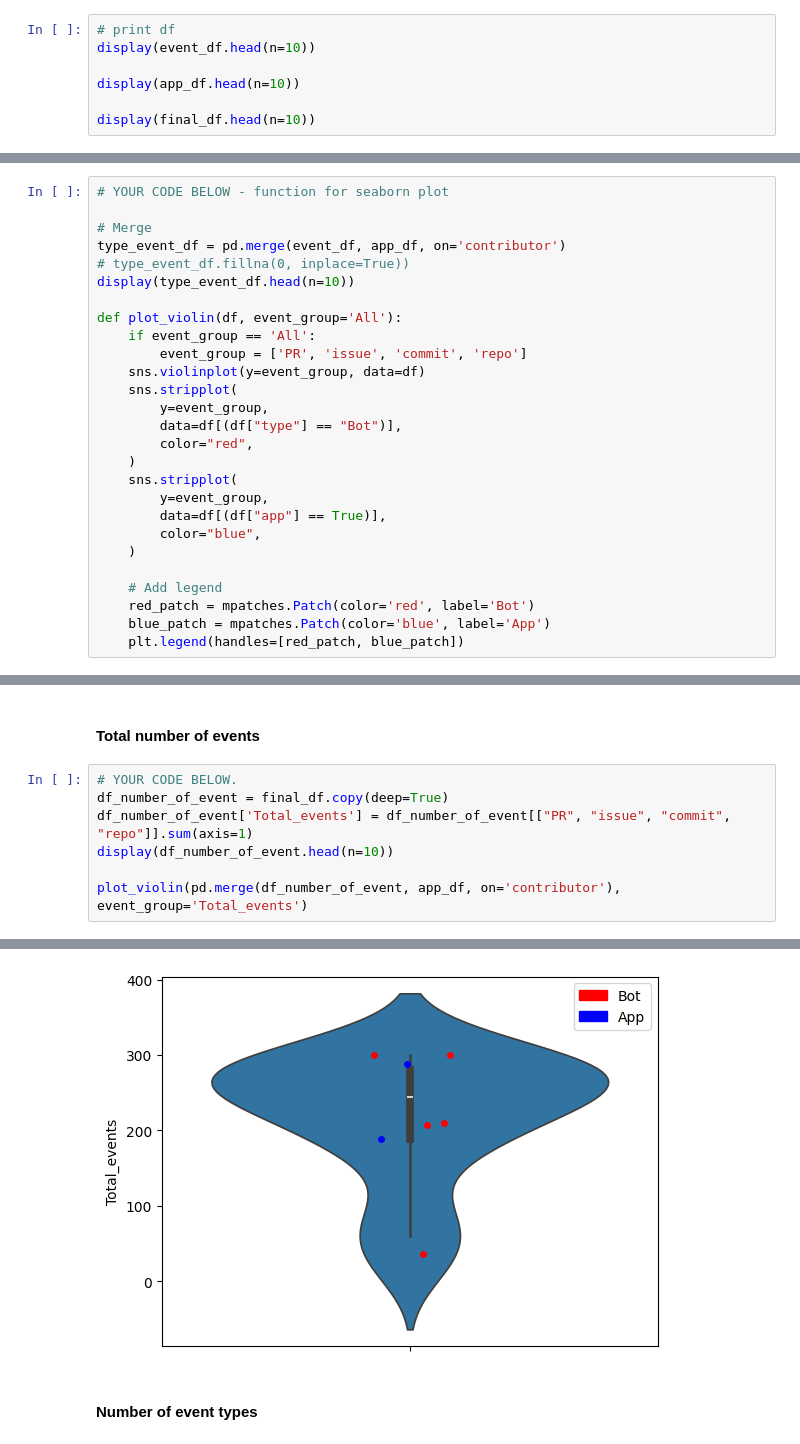
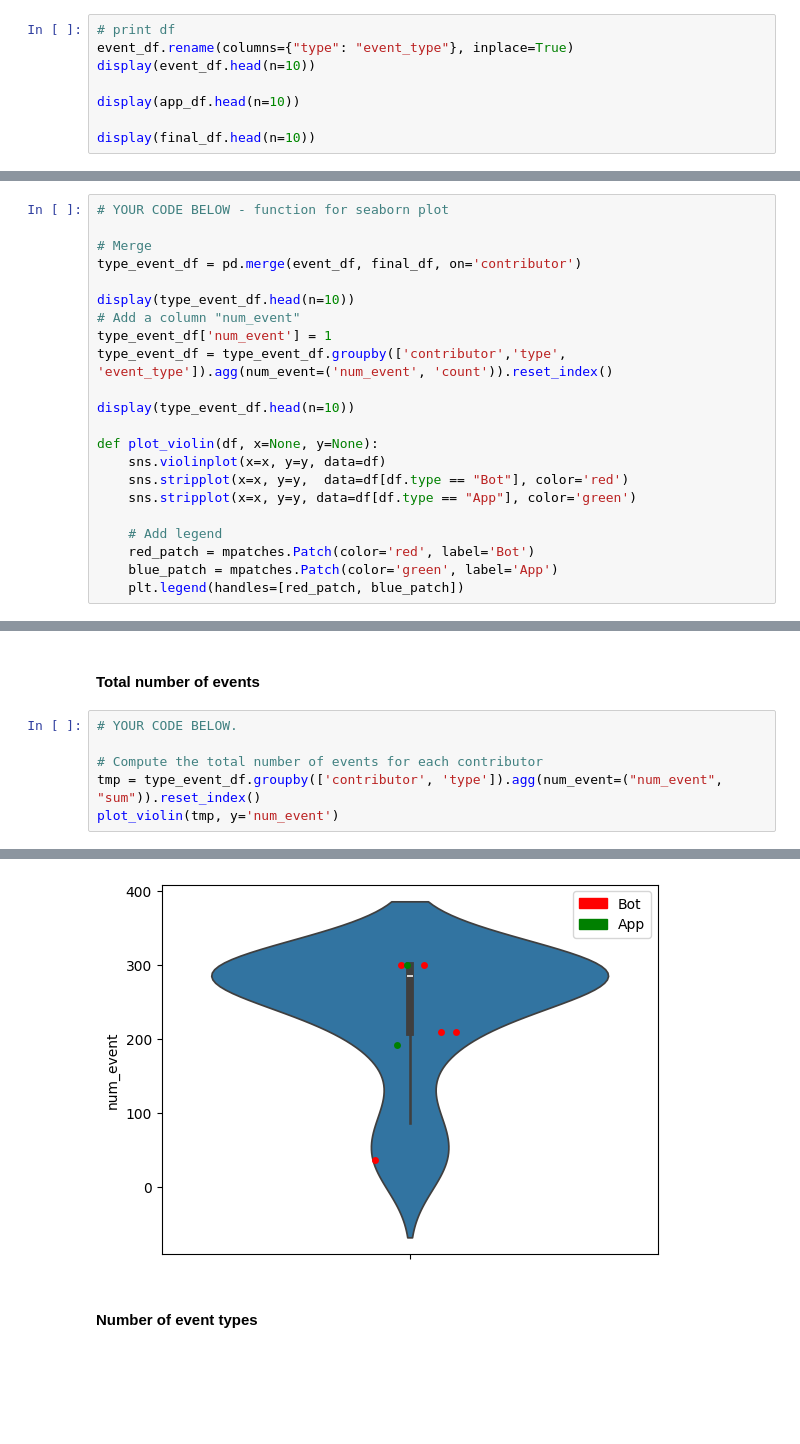
Before and after one commit to LicorneRose765/Software_Evolution_TP3_2024, a Jupyter notebook: TP3_template.ipynb, the cells around one changed output, grey strips where cells are left out. Cells and saved outputs as stored; diff of their text form; blank space fills up the shorter version.

```diff
--- a/TP3_template.ipynb
+++ b/TP3_template.ipynb
@@ -828,6 +826,7 @@ Cliff's Delta for Issue and Repo: (-0.450625, 'medium')
 2. Write a function that you will use for all the seaborn plots. This way you can reduce duplication and update it easily.
 # %%
 # print df
+event_df.rename(columns={"type": "event_type"}, inplace=True)
 display(event_df.head(n=10))
 
 display(app_df.head(n=10))
@@ -871,27 +870,22 @@ display(final_df.head(n=10))
 # YOUR CODE BELOW - function for seaborn plot
 
 # Merge
-type_event_df = pd.merge(event_df, app_df, on='contributor')
-# type_event_df.fillna(0, inplace=True))
+type_event_df = pd.merge(event_df, final_df, on='contributor')
+
+display(type_event_df.head(n=10))
+# Add a column "num_event"
+type_event_df['num_event'] = 1
+type_event_df = type_event_df.groupby(['contributor','type', 'event_type']).agg(num_event=('num_event', 'count')).reset_index()
+
 display(type_event_df.head(n=10))
 
-def plot_violin(df, event_group='All'):
-    if event_group == 'All':
-        event_group = ['PR', 'issue', 'commit', 'repo']
-    sns.violinplot(y=event_group, data=df)
-    sns.stripplot(
-        y=event_group,
-        data=df[(df["type"] == "Bot")],
-        color="red",
-    )
-    sns.stripplot(
-        y=event_group,
-        data=df[(df["app"] == True)],
-        color="blue",
-    )
+def plot_violin(df, x=None, y=None):
+    sns.violinplot(x=x, y=y, data=df)
+    sns.stripplot(x=x, y=y,  data=df[df.type == "Bot"], color='red')
+    sns.stripplot(x=x, y=y, data=df[df.type == "App"], color='green')
 
     # Add legend
     red_patch = mpatches.Patch(color='red', label='Bot')
-    blue_patch = mpatches.Patch(color='blue', label='App')
+    blue_patch = mpatches.Patch(color='green', label='App')
     plt.legend(handles=[red_patch, blue_patch])
 # %% [output]
@@ -910,9 +915,8 @@ def plot_violin(df, event_group='All'):
 #### Total number of events
 # %%
 # YOUR CODE BELOW.
-df_number_of_event = final_df.copy(deep=True)
-df_number_of_event['Total_events'] = df_number_of_event[["PR", "issue", "commit", "repo"]].sum(axis=1)
-display(df_number_of_event.head(n=10))
 
-plot_violin(pd.merge(df_number_of_event, app_df, on='contributor'), event_group='Total_events')
+# Compute the total number of events for each contributor
+tmp = type_event_df.groupby(['contributor', 'type']).agg(num_event=("num_event", "sum")).reset_index()
+plot_violin(tmp, y='num_event')
 # %% [output]
@@ -930,4 +923,4 @@ plot_violin(pd.merge(df_number_of_event, app_df, on='contributor'), event_group=
-[figure, old version]
+[figure, new version]
 # %% [markdown]
 #### Number of event types
 # %%
```
Also changed, not shown: parts of 25 cells of this notebook, 2 other files.
